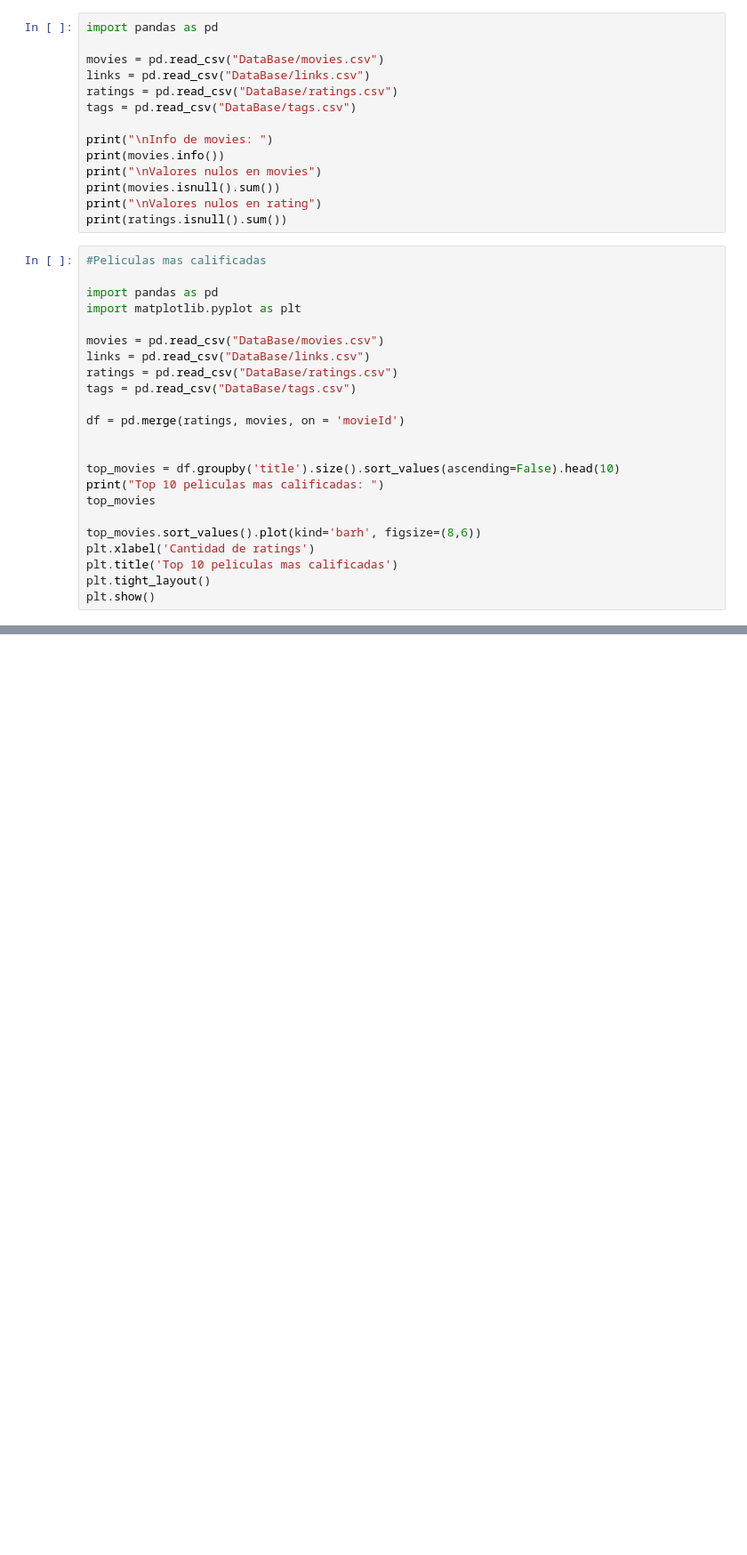
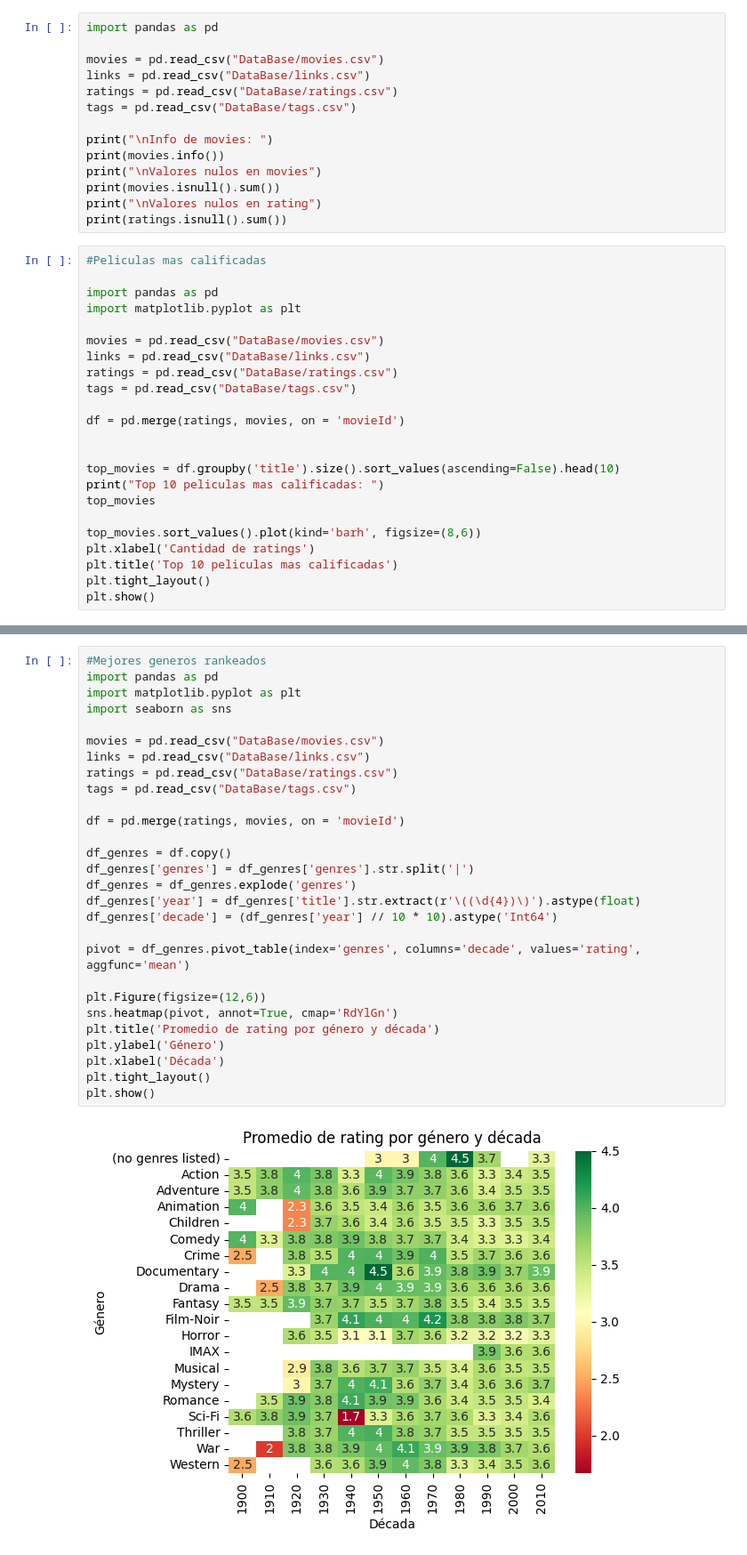
Before and after one commit to NoBugPablito/movielens-data-science-project, a Jupyter notebook: analisis_movielens.ipynb, the cells around one changed output, grey strips where cells are left out. Shown at 89% size. Drawn from its saved outputs; the diff is of its cells as text; blank space fills up the shorter version.

```diff
--- a/analisis_movielens.ipynb
+++ b/analisis_movielens.ipynb
@@ -111,0 +147,30 @@ plt.show()
+# %%
+#Mejores generos rankeados
+import pandas as pd
+import matplotlib.pyplot as plt
+import seaborn as sns
+
+movies = pd.read_csv("DataBase/movies.csv")
+links = pd.read_csv("DataBase/links.csv")
+ratings = pd.read_csv("DataBase/ratings.csv")
+tags = pd.read_csv("DataBase/tags.csv")
+
+df = pd.merge(ratings, movies, on = 'movieId')
+
+df_genres = df.copy()
+df_genres['genres'] = df_genres['genres'].str.split('|')
+df_genres = df_genres.explode('genres')
+df_genres['year'] = df_genres['title'].str.extract(r'\((\d{4})\)').astype(float)
+df_genres['decade'] = (df_genres['year'] // 10 * 10).astype('Int64')
+
+pivot = df_genres.pivot_table(index='genres', columns='decade', values='rating', aggfunc='mean')
+
+plt.Figure(figsize=(12,6))
+sns.heatmap(pivot, annot=True, cmap='RdYlGn')
+plt.title('Promedio de rating por género y década')
+plt.ylabel('Género')
+plt.xlabel('Década')
+plt.tight_layout()
+plt.show()
+# %% [output]
+[figure, added]
```
Also changed, not shown: parts of 3 cells of this notebook, 1 other file.
